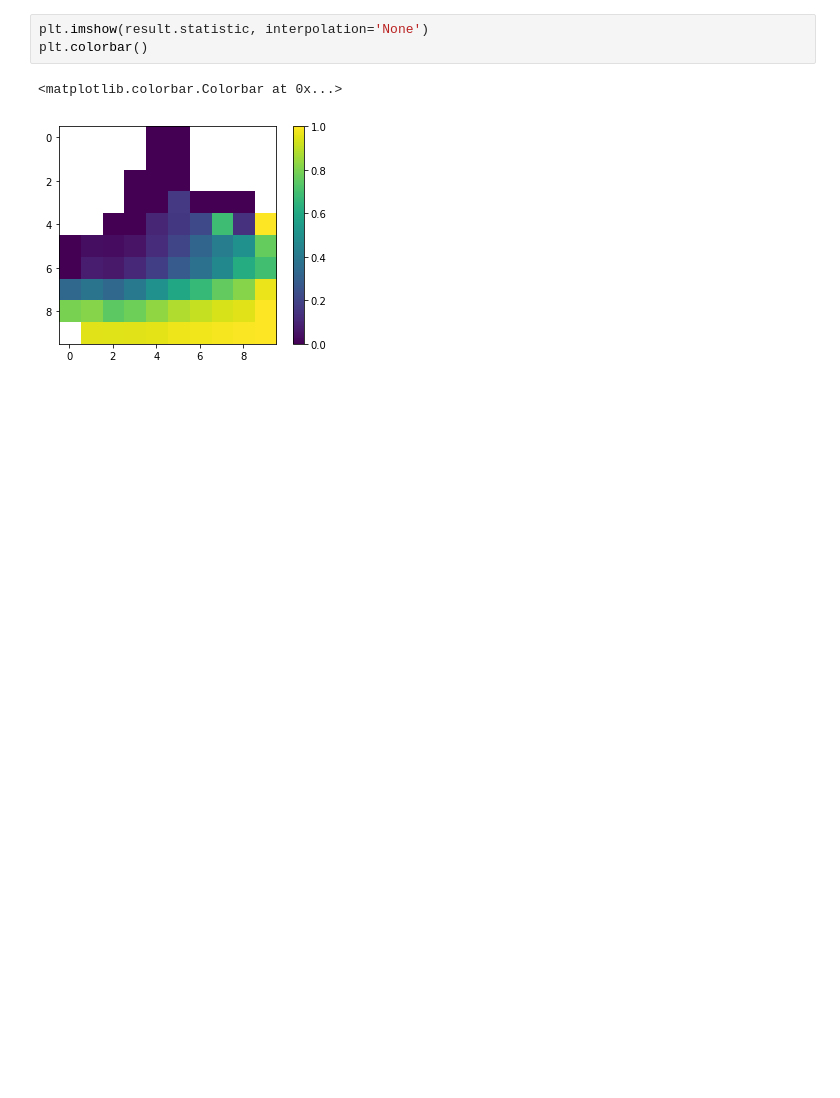
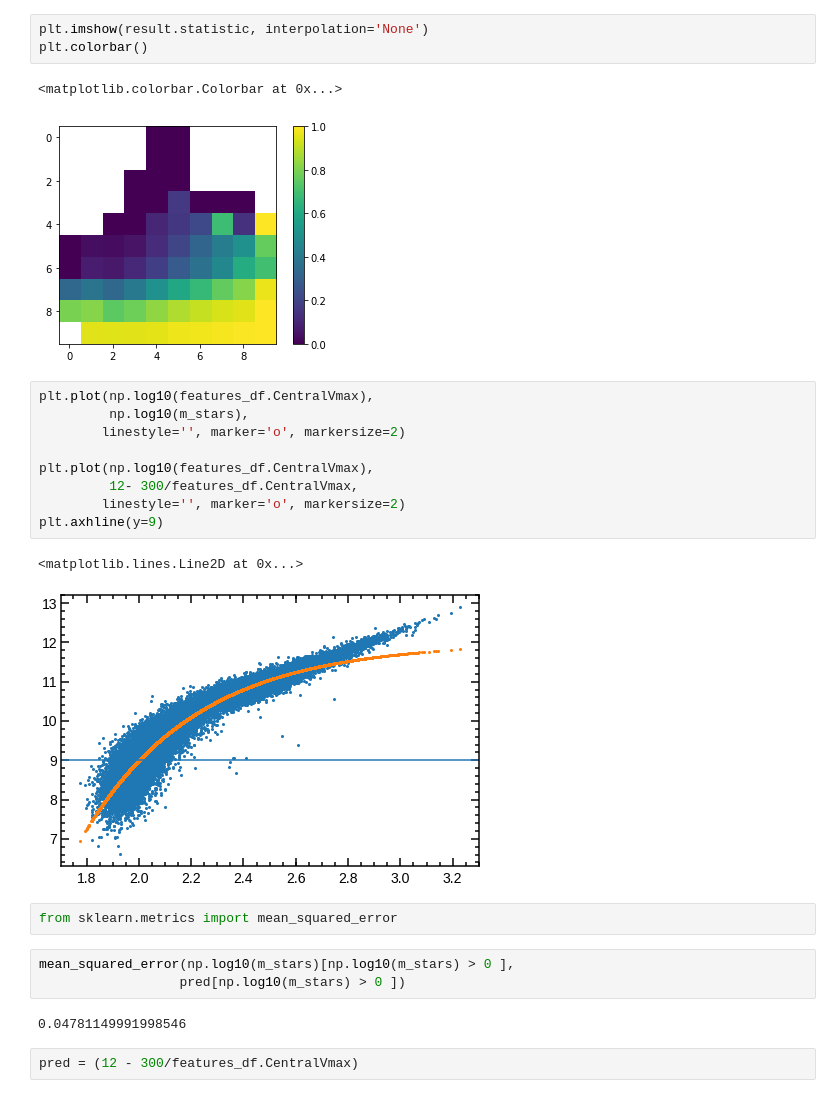
Before and after one commit to florpi/GaHaCo, a Jupyter notebook: notebooks/Correlations.ipynb, the cells around one changed output. Saved outputs shown, nothing was run; the diff lists cells and outputs as text; blank space fills up the shorter version.

```diff
--- a/notebooks/Correlations.ipynb
+++ b/notebooks/Correlations.ipynb
@@ -311,3 +327,24 @@ plt.colorbar()
 # %% [output]
 <matplotlib.colorbar.Colorbar at 0x...>
 [figure]
+# %%
+plt.plot(np.log10(features_df.CentralVmax),
+         np.log10(m_stars),
+        linestyle='', marker='o', markersize=2)
+
+plt.plot(np.log10(features_df.CentralVmax),
+         12- 300/features_df.CentralVmax,
+        linestyle='', marker='o', markersize=2)
+plt.axhline(y=9)
+# %% [output]
+<matplotlib.lines.Line2D at 0x...>
+[figure, added]
+# %%
+from sklearn.metrics import mean_squared_error
+# %%
+mean_squared_error(np.log10(m_stars)[np.log10(m_stars) > 0 ],
+                  pred[np.log10(m_stars) > 0 ])
+# %% [output]
+0.04781149991998546
+# %%
+pred = (12 - 300/features_df.CentralVmax)
```
Also changed, not shown: parts of 12 cells of this notebook, 5 other files.
